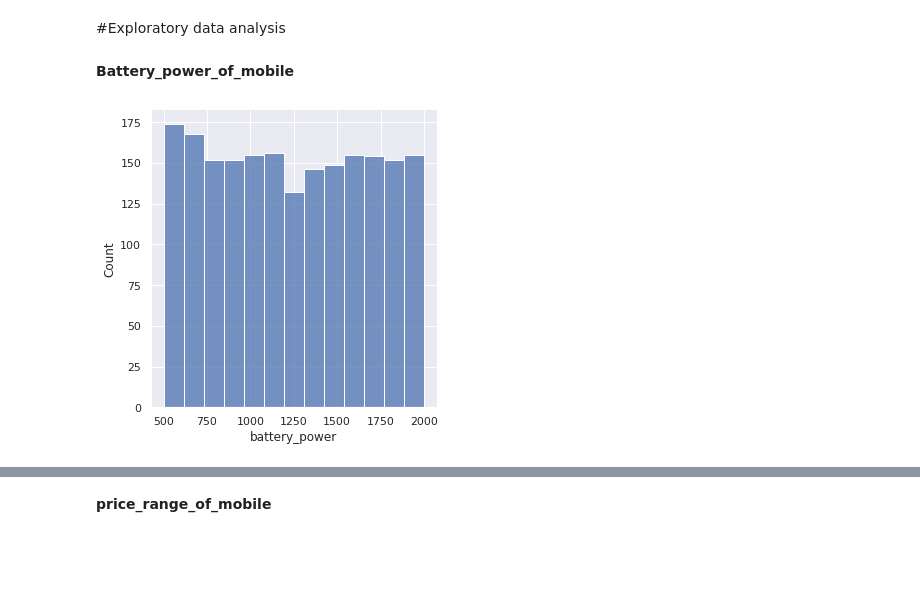
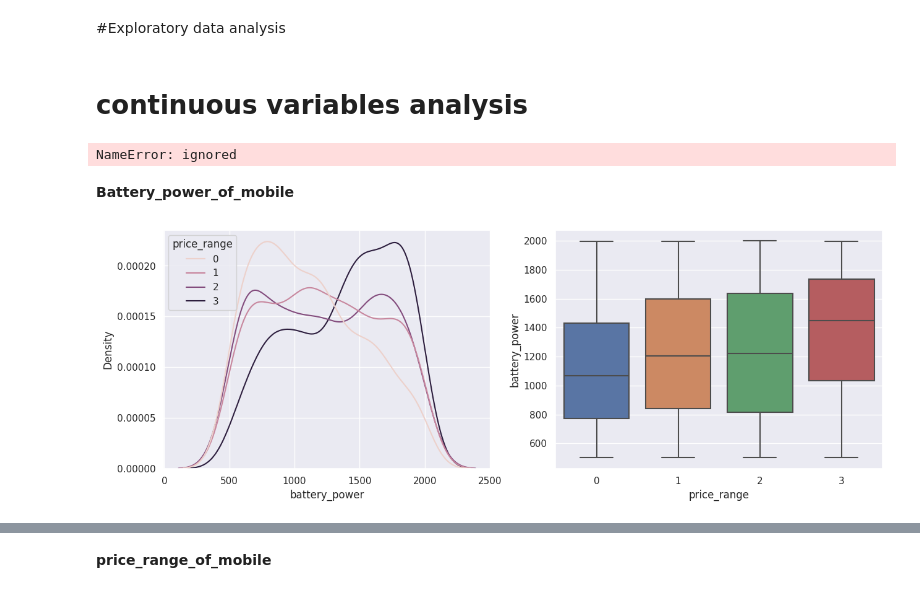
Before and after one commit to 9075197427/Capstone-3, a Jupyter notebook: C3_Mobile_price_range_Prediction.ipynb, the cells around one changed output, grey strips where cells are left out. Drawn from its saved outputs; the diff is of its cells as text; code cells hidden in the pictures; blank space fills up the shorter version.

```diff
--- a/C3_Mobile_price_range_Prediction.ipynb
+++ b/C3_Mobile_price_range_Prediction.ipynb
@@ -24,5 +24,5 @@ from sklearn.model_selection import GridSearchCV
 import warnings
 warnings.filterwarnings("ignore")
 # %%
-df = pd.read_csv('/content/data_mobile_price_range.csv')
+df_data = pd.read_csv('/data_mobile_price_range.csv')
 # %%
@@ -103,6 +105,6 @@ print(len(df[df.px_height == 0]))
 180
 2
 # %%
-#where ther is sc_W and px_height is zero ,assigning mean values
-df['sc_w'][df[df.sc_w == 0].index] = df.sc_w.mean()
-df['px_height'][df[df.px_height == 0].index] = df.px_height.mean()
+#then we replace 0 with the mean values from dataset
+df_data['sc_w'][df_data[df_data.sc_w == 0].index] = df_data.sc_w.mean()
+df_data['px_height'][df_data[df_data.px_height == 0].index] = df_data.px_height.mean()
@@ -139,8 +151,16 @@ dtype: int64
+# %% [markdown]
+# continuous variables analysis
+# %%
+
+df_data[continuous].head()
+# %% [output]
+NameError: ignored
 # %% [markdown]
 **Battery_power_of_mobile**
-# %%
-sns.set(rc={'figure.figsize':(5,5)})
-ax=sns.displot(df["battery_power"])
-plt.show()
-# %% [output]
-[figure, removed]
+# %%
+fig, axs = plt.subplots(1,2, figsize=(15,5))
+sns.kdeplot(data=df_data, x='battery_power', hue='price_range', ax=axs[0])
+sns.boxplot(data=df_data, x='price_range', y='battery_power', ax=axs[1])
+plt.show()
+# %% [output]
+[figure, added]
```
Also changed, not shown: parts of 31 cells of this notebook.
